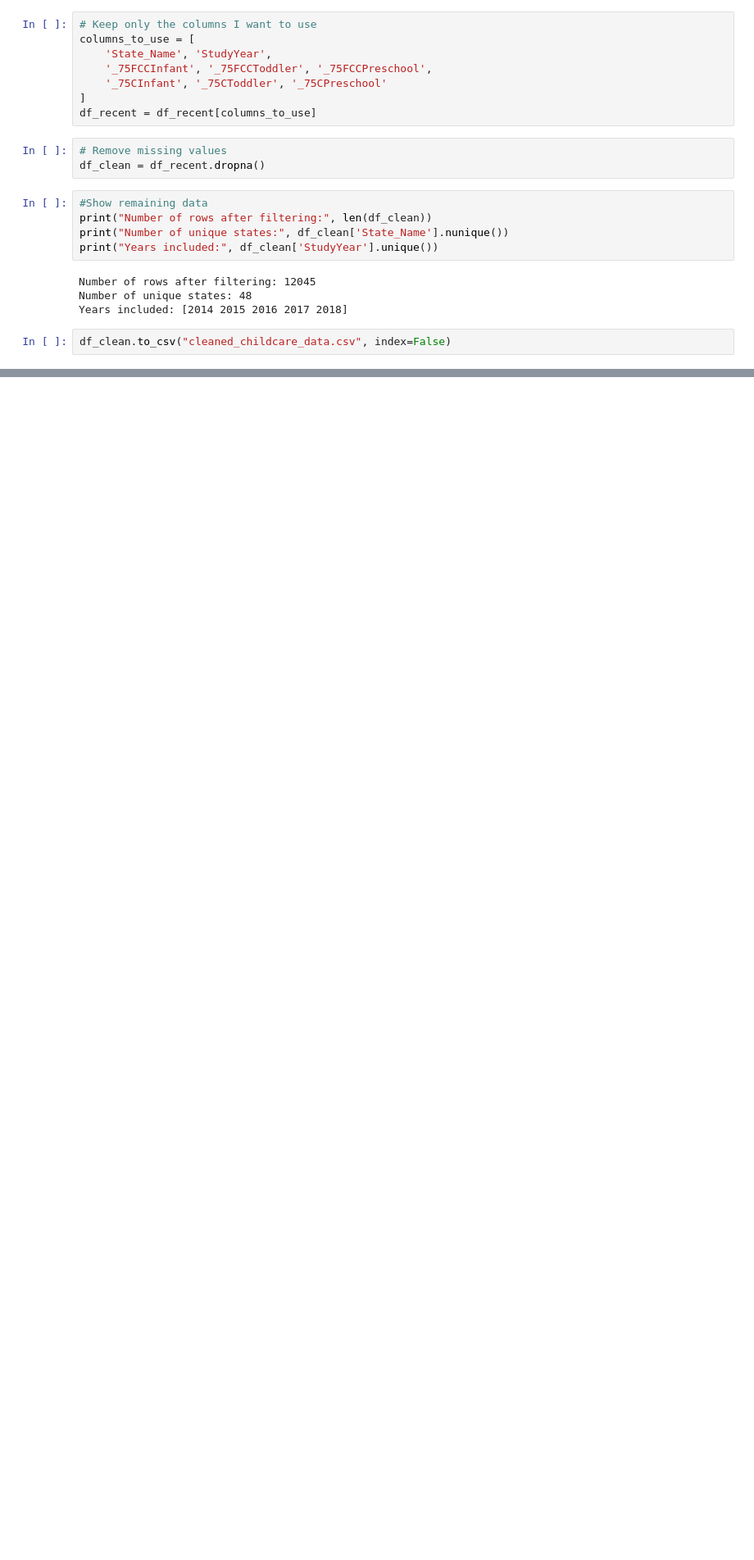
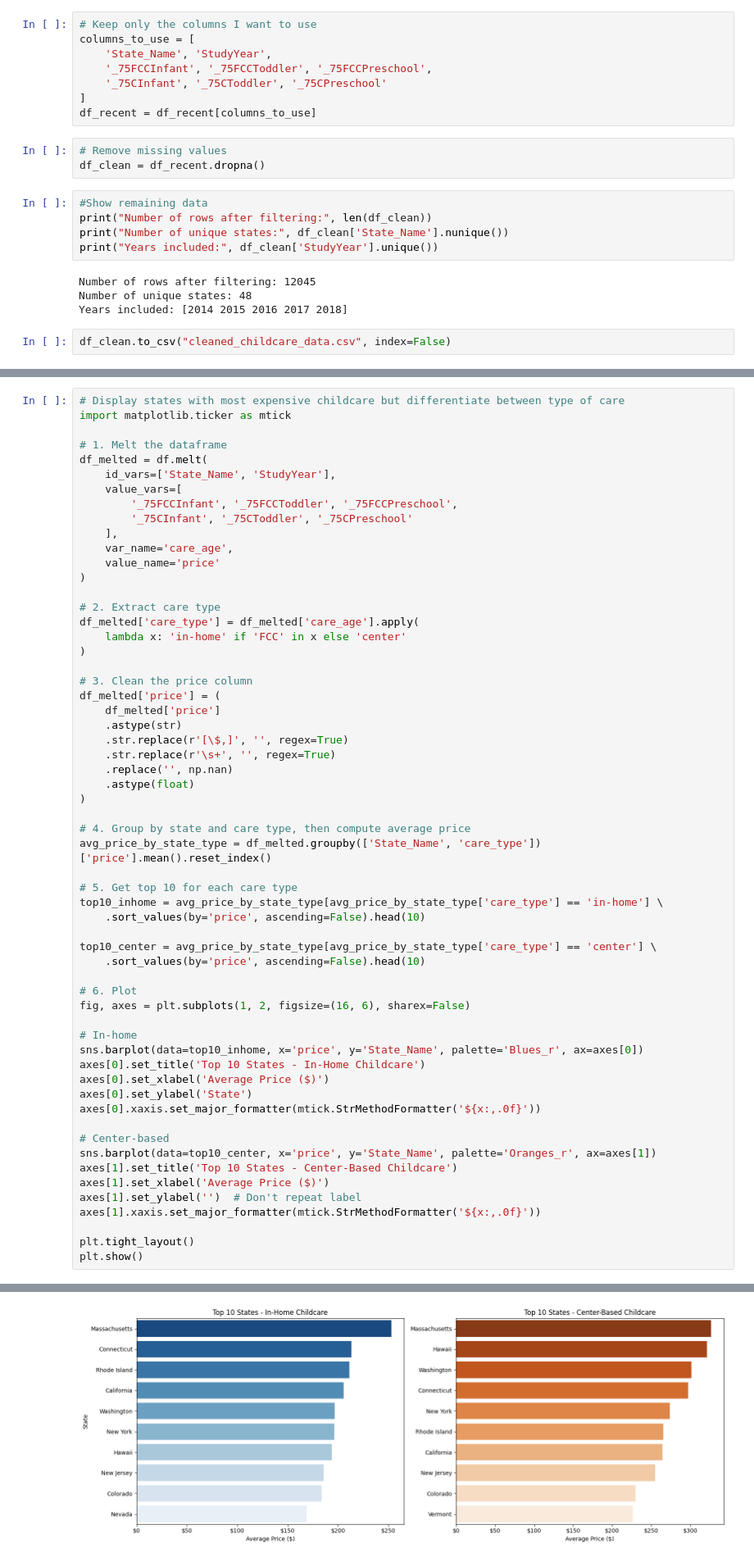
Before and after one commit to ceradrake/Capstone-Project, a Jupyter notebook: capstone.ipynb, the cells around one changed output, grey strips where cells are left out. Shown: that part at 82% size. Drawn from its saved outputs; the diff is of its cells as text; blank space fills up the shorter version.

```diff
--- a/capstone.ipynb
+++ b/capstone.ipynb
@@ -128,0 +234,60 @@ df_clean.to_csv("cleaned_childcare_data.csv", index=False)
+# %%
+# Display states with most expensive childcare but differentiate between type of care
+import matplotlib.ticker as mtick
+
+# 1. Melt the dataframe
+df_melted = df.melt(
+    id_vars=['State_Name', 'StudyYear'],
+    value_vars=[
+        '_75FCCInfant', '_75FCCToddler', '_75FCCPreschool',
+        '_75CInfant', '_75CToddler', '_75CPreschool'
+    ],
+    var_name='care_age',
+    value_name='price'
+)
+
+# 2. Extract care type
+df_melted['care_type'] = df_melted['care_age'].apply(
+    lambda x: 'in-home' if 'FCC' in x else 'center'
+)
+
+# 3. Clean the price column
+df_melted['price'] = (
+    df_melted['price']
+    .astype(str)
+    .str.replace(r'[\$,]', '', regex=True)
+    .str.replace(r'\s+', '', regex=True)
+    .replace('', np.nan)
+    .astype(float)
+)
+
+# 4. Group by state and care type, then compute average price
+avg_price_by_state_type = df_melted.groupby(['State_Name', 'care_type'])['price'].mean().reset_index()
+
+# 5. Get top 10 for each care type
+top10_inhome = avg_price_by_state_type[avg_price_by_state_type['care_type'] == 'in-home'] \
+    .sort_values(by='price', ascending=False).head(10)
+
+top10_center = avg_price_by_state_type[avg_price_by_state_type['care_type'] == 'center'] \
+    .sort_values(by='price', ascending=False).head(10)
+
+# 6. Plot
+fig, axes = plt.subplots(1, 2, figsize=(16, 6), sharex=False)
+
+# In-home
+sns.barplot(data=top10_inhome, x='price', y='State_Name', palette='Blues_r', ax=axes[0])
+axes[0].set_title('Top 10 States - In-Home Childcare')
+axes[0].set_xlabel('Average Price ($)')
+axes[0].set_ylabel('State')
+axes[0].xaxis.set_major_formatter(mtick.StrMethodFormatter('${x:,.0f}'))
+
+# Center-based
+sns.barplot(data=top10_center, x='price', y='State_Name', palette='Oranges_r', ax=axes[1])
+axes[1].set_title('Top 10 States - Center-Based Childcare')
+axes[1].set_xlabel('Average Price ($)')
+axes[1].set_ylabel('')  # Don't repeat label
+axes[1].xaxis.set_major_formatter(mtick.StrMethodFormatter('${x:,.0f}'))
+
+plt.tight_layout()
+plt.show()
+# %% [output]
@@ -128,0 +301 @@ df_clean.to_csv("cleaned_childcare_data.csv", index=False)
+[figure, added]
```
Also changed, not shown: parts of 4 cells of this notebook.
